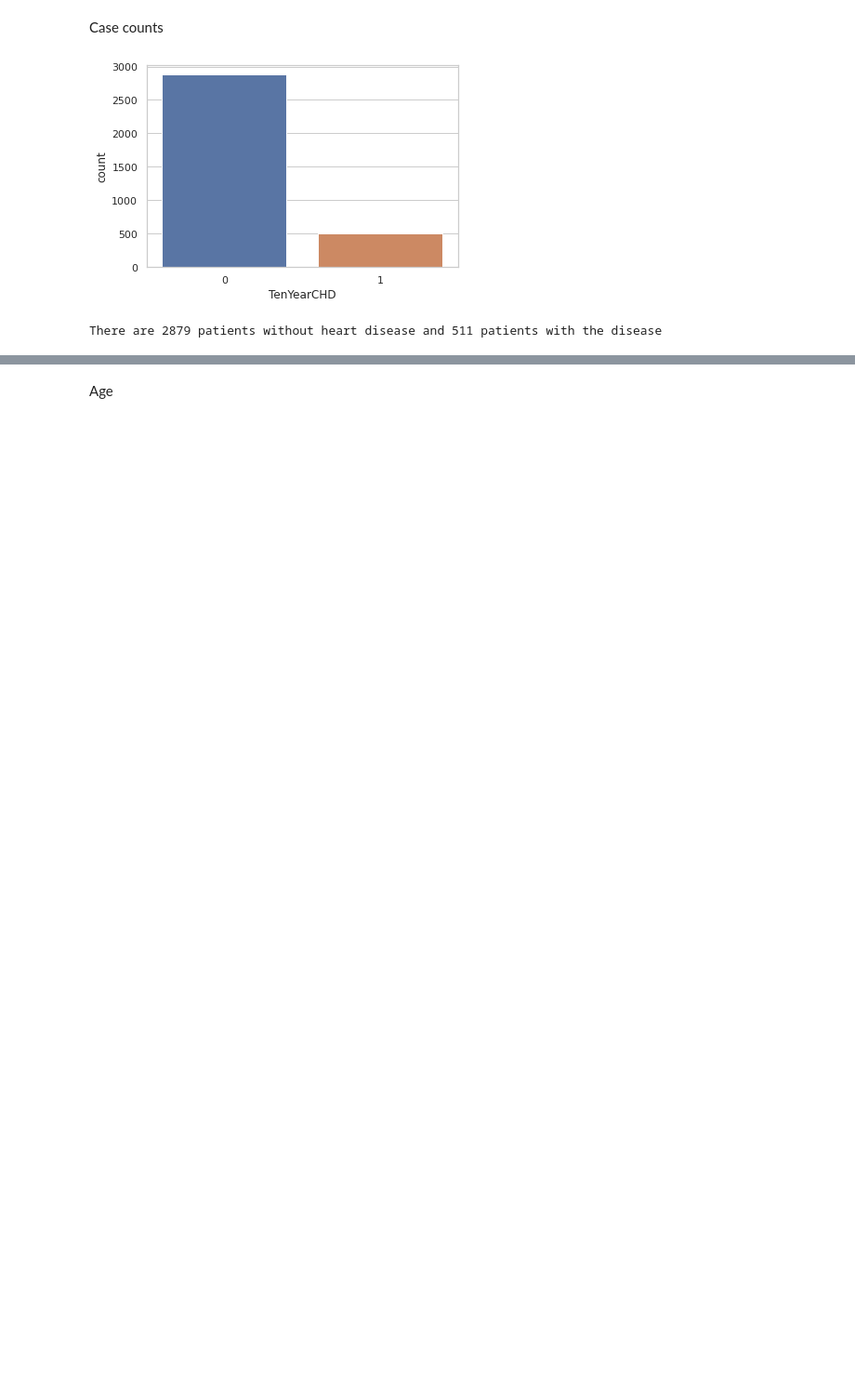
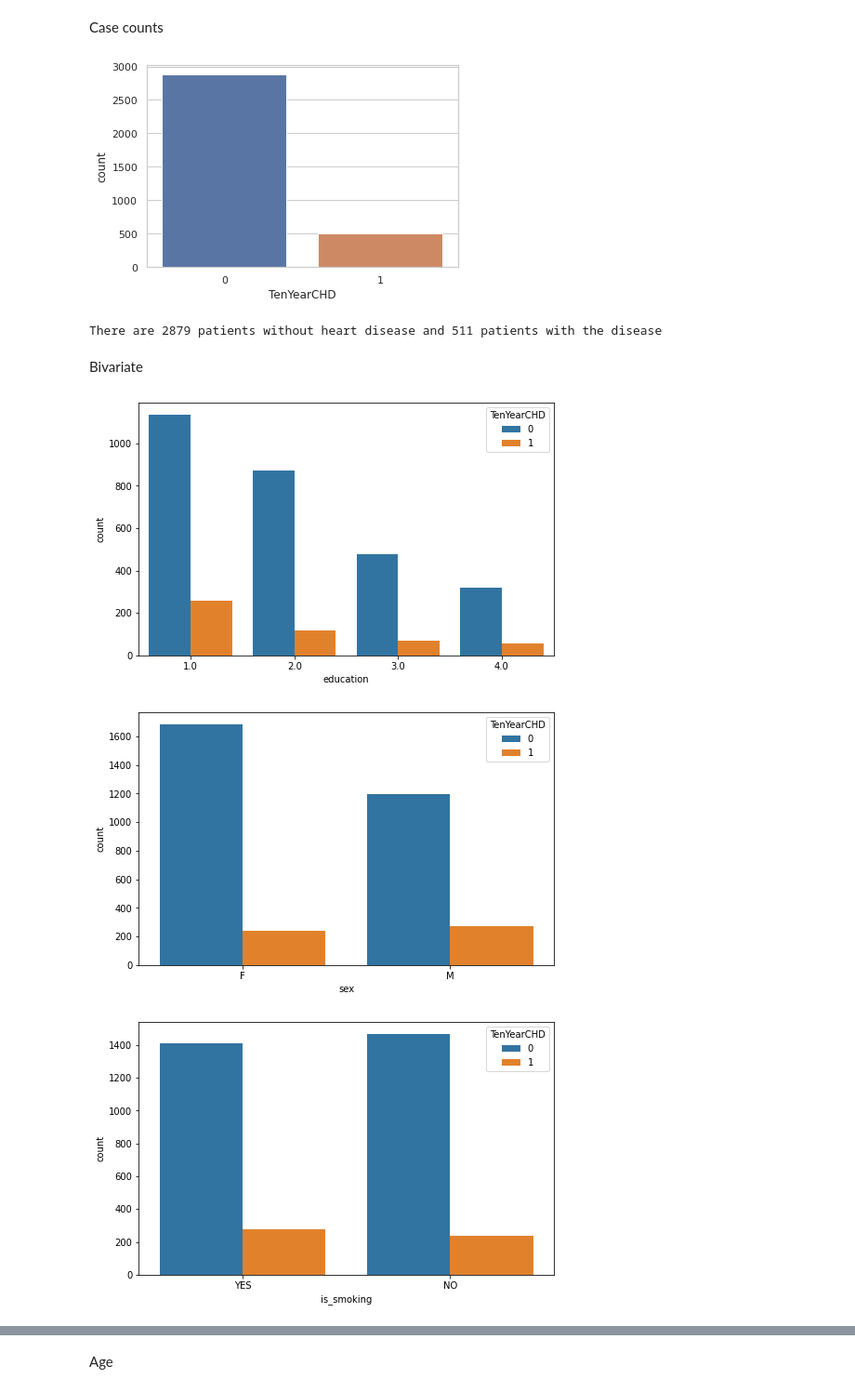
Before and after one commit to Yogesh-8998/Cardio-Vascular-Risk-Prediction, a Jupyter notebook: CHD_Risk_prediction.ipynb, the cells around one changed output, grey strips where cells are left out. Shown at 93% size. Cells and saved outputs as stored; diff of their text form; code cells hidden in the pictures; blank space fills up the shorter version.

```diff
--- a/CHD_Risk_prediction.ipynb
+++ b/CHD_Risk_prediction.ipynb
@@ -141,3 +170,16 @@ print(f"There are {cases[0]} patients without heart disease and {cases[1]} patie
 # %% [output]
 [figure]
 There are 2879 patients without heart disease and 511 patients with the disease
+# %% [markdown]
+Bivariate
+# %%
+catagorical_columns=['education', 'sex', 'is_smoking', 'cigsPerDay', 'BPMeds',
+       'prevalentStroke', 'prevalentHyp', 'diabetes', 'TenYearCHD']
+# %%
+for col in catagorical_columns:
+  plt.figure(figsize=(8,5))
+  sns.countplot(df[col],hue=df['TenYearCHD'])
+# %% [output]
+[figure, added]
+[figure, added]
+[figure, added]
```
Also changed, not shown: parts of 50 cells of this notebook.
